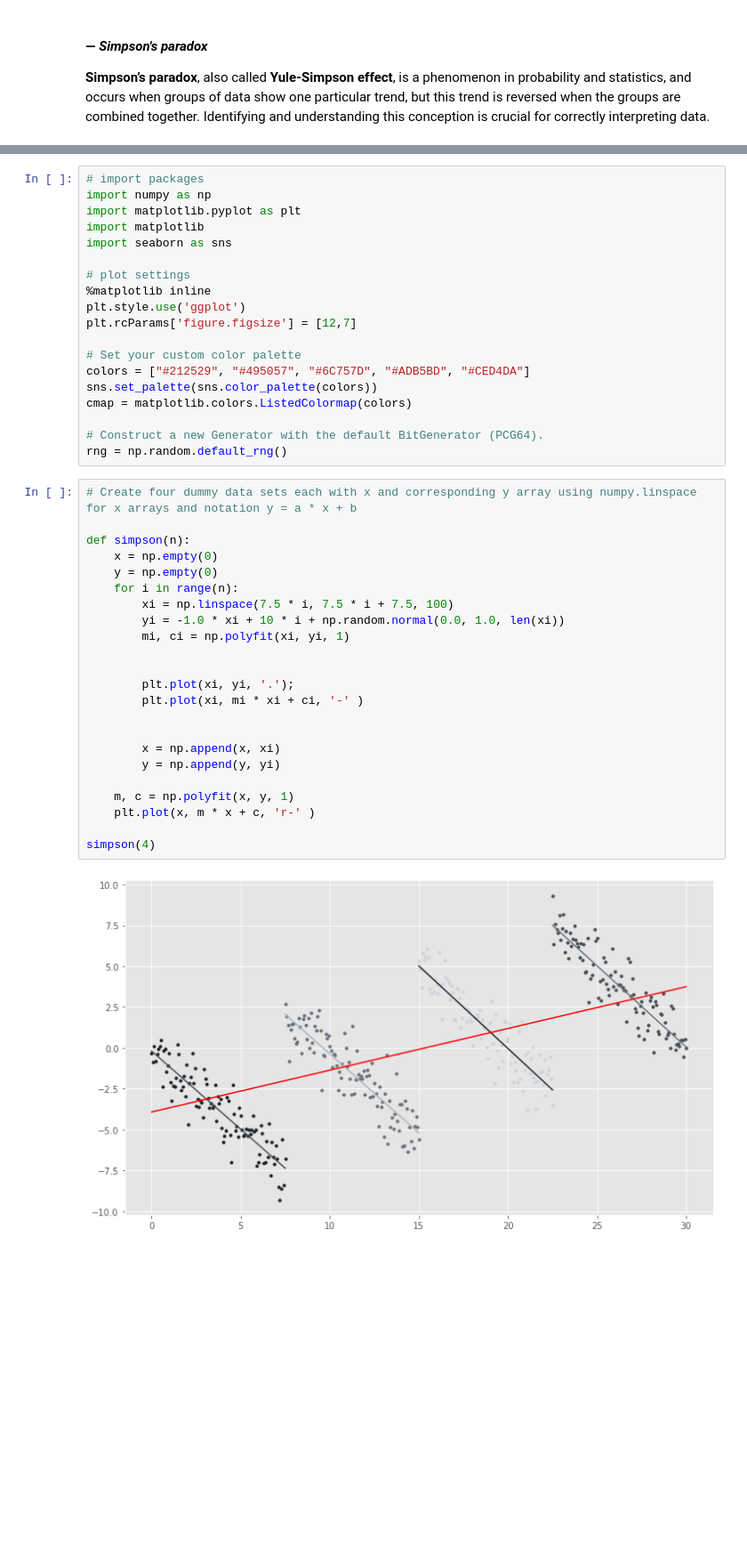
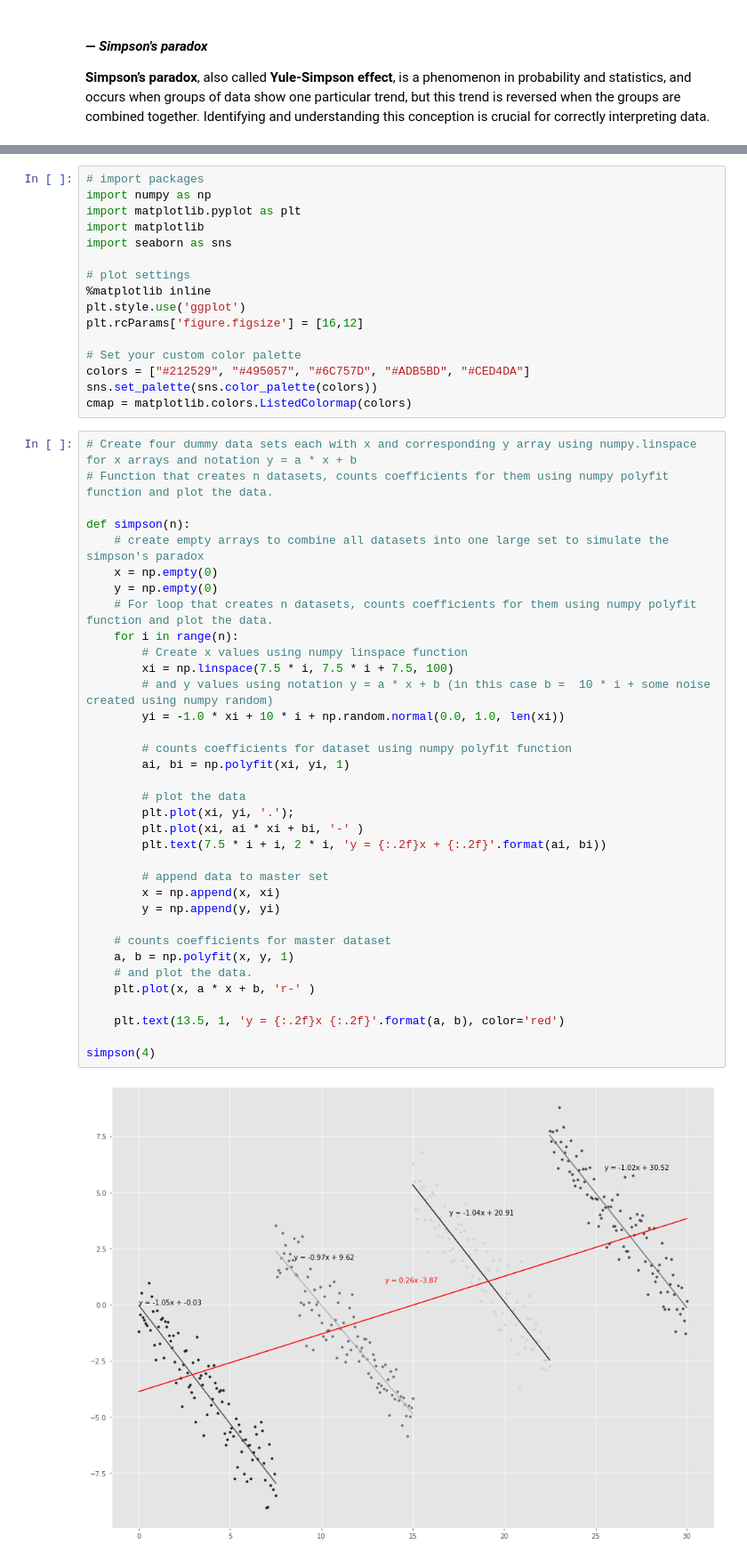
Before and after one commit to mizydorek/Fundamentals-of-Data-Analysis-Tasks-2020, a Jupyter notebook: tasks.ipynb, the cells around one changed output, grey strips where cells are left out. Shown: that part at 89% size. Saved outputs shown, nothing was run; the diff lists cells and outputs as text; blank space fills up the shorter version.

```diff
--- a/tasks.ipynb
+++ b/tasks.ipynb
@@ -310,37 +318,46 @@ import seaborn as sns
 # plot settings
 %matplotlib inline
 plt.style.use('ggplot')
-plt.rcParams['figure.figsize'] = [12,7]
+plt.rcParams['figure.figsize'] = [16,12]
 
 # Set your custom color palette
 colors = ["#212529", "#495057", "#6C757D", "#ADB5BD", "#CED4DA"]
 sns.set_palette(sns.color_palette(colors))
 cmap = matplotlib.colors.ListedColormap(colors)
-
-# Construct a new Generator with the default BitGenerator (PCG64).
-rng = np.random.default_rng()
 # %%
 # Create four dummy data sets each with x and corresponding y array using numpy.linspace for x arrays and notation y = a * x + b
+# Function that creates n datasets, counts coefficients for them using numpy polyfit function and plot the data.
 
 def simpson(n):
+    # create empty arrays to combine all datasets into one large set to simulate the simpson's paradox
     x = np.empty(0)
     y = np.empty(0)
+    # For loop that creates n datasets, counts coefficients for them using numpy polyfit function and plot the data.
     for i in range(n):
+        # Create x values using numpy linspace function
         xi = np.linspace(7.5 * i, 7.5 * i + 7.5, 100)
+        # and y values using notation y = a * x + b (in this case b =  10 * i + some noise created using numpy random)
         yi = -1.0 * xi + 10 * i + np.random.normal(0.0, 1.0, len(xi))
-        mi, ci = np.polyfit(xi, yi, 1)
 
+        # counts coefficients for dataset using numpy polyfit function
+        ai, bi = np.polyfit(xi, yi, 1)
 
+        # plot the data
         plt.plot(xi, yi, '.');
-        plt.plot(xi, mi * xi + ci, '-' )
+        plt.plot(xi, ai * xi + bi, '-' )
+        plt.text(7.5 * i + i, 2 * i, 'y = {:.2f}x + {:.2f}'.format(ai, bi))
 
-
+        # append data to master set
         x = np.append(x, xi)
         y = np.append(y, yi)
 
-    m, c = np.polyfit(x, y, 1)
-    plt.plot(x, m * x + c, 'r-' )
+    # counts coefficients for master dataset
+    a, b = np.polyfit(x, y, 1)
+    # and plot the data.
+    plt.plot(x, a * x + b, 'r-' )
+
+    plt.text(13.5, 1, 'y = {:.2f}x {:.2f}'.format(a, b), color='red')
 
 simpson(4)
 # %% [output]
-[figure, old version]
+[figure, new version]
```
Also changed, not shown: parts of 1 cell of this notebook.
